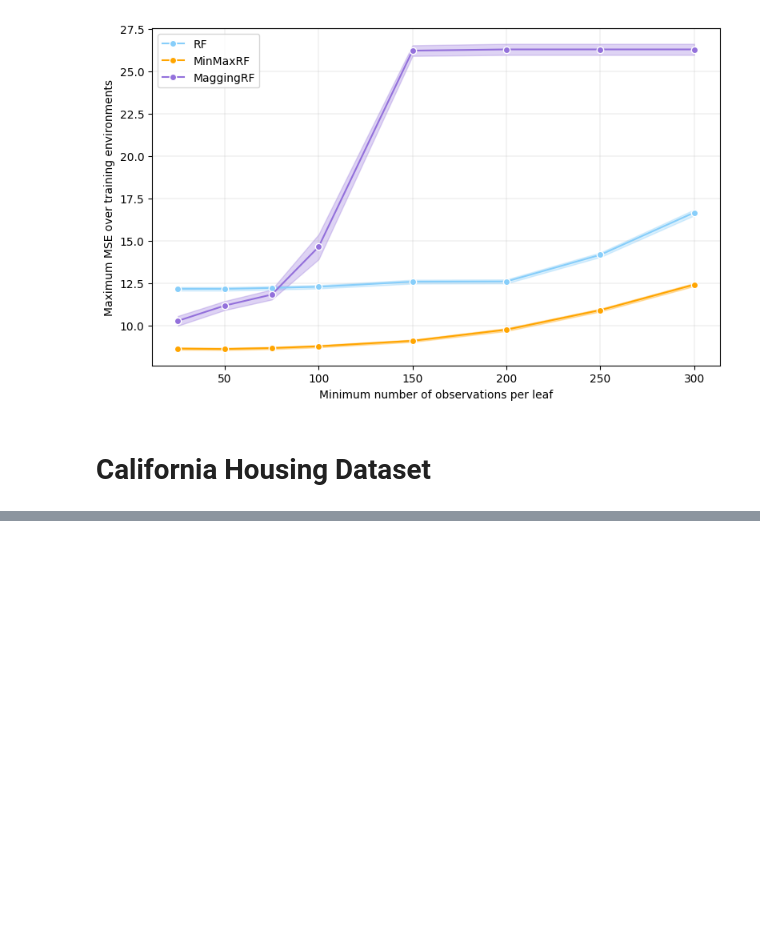
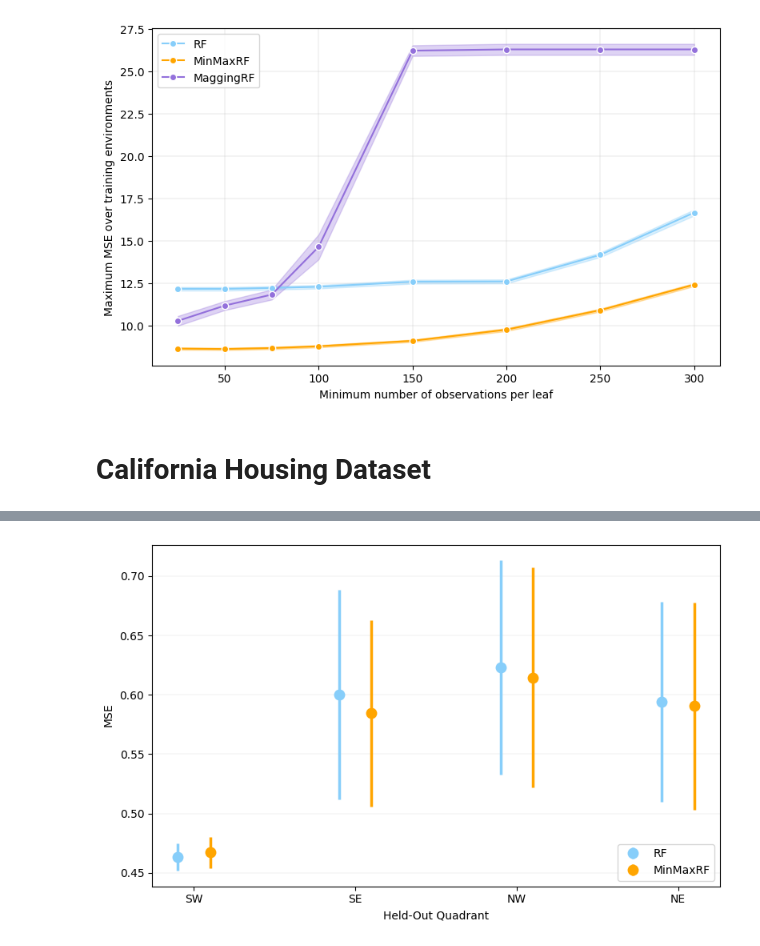
Before and after one commit to francescofreni/nldg, a Jupyter notebook: experiments/results_rf.ipynb, the cells around one changed output, grey strips where cells are left out. Cells and saved outputs as stored; diff of their text form; code cells hidden in the pictures; blank space fills up the shorter version.

```diff
--- a/experiments/results_rf.ipynb
+++ b/experiments/results_rf.ipynb
@@ -119,0 +140,4 @@ plot_max_mse_msl(max_mse_msl_df, saveplot=True)
+# %%
+plot_main_metrics(main_metrics_df, metric="Val_maxMSE", saveplot=True, nameplot="main_metrics_val")
+# %% [output]
+[figure, added]
```
Also changed, not shown: parts of 8 cells of this notebook, 2 other files.
